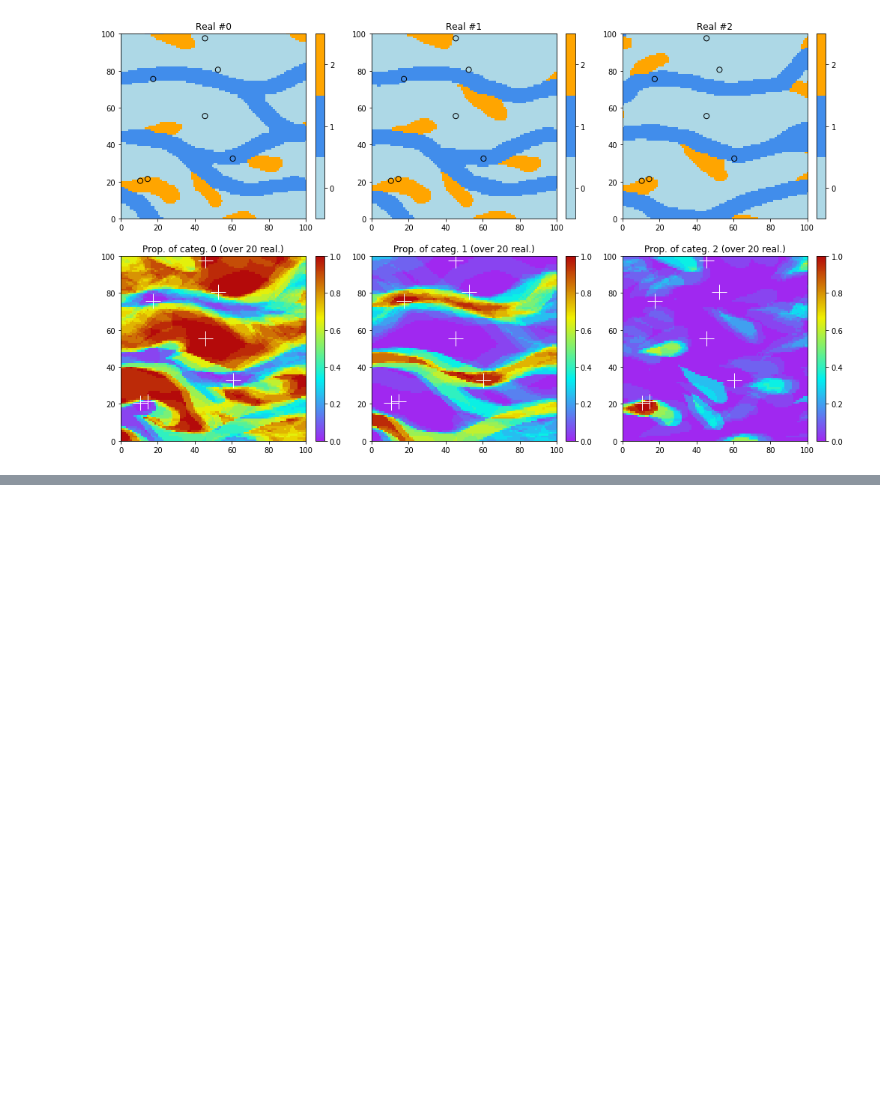
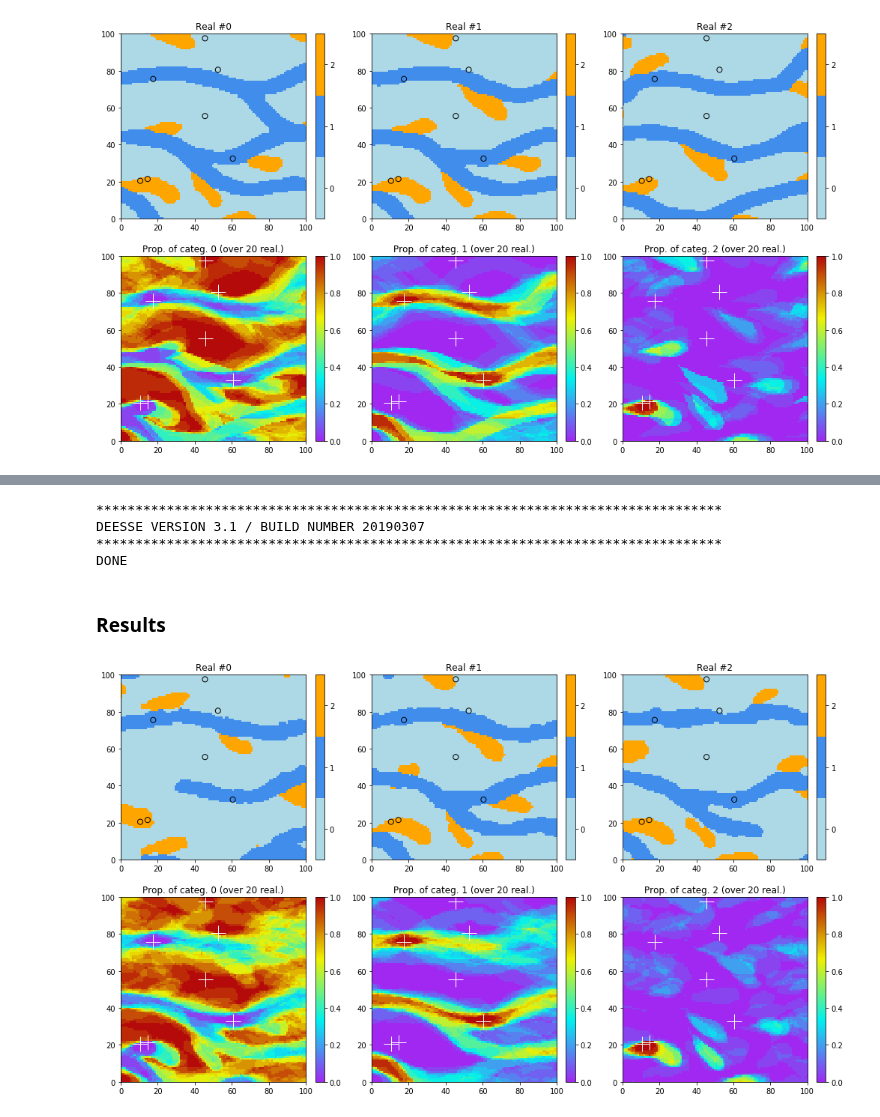
Before and after one commit to randlab/geone, a Jupyter notebook: examples/ex_deesse_01_basics.ipynb, the cells around one changed output, grey strips where cells are left out. Cells and saved outputs as stored; diff of their text form; code cells hidden in the pictures; blank space fills up the shorter version.

Commit message:
deesse 3.1 (update)

```diff
--- a/examples/ex_deesse_01_basics.ipynb
+++ b/examples/ex_deesse_01_basics.ipynb
@@ -221,0 +227,54 @@ for i in range(3):
+# %%
+# Deesse input
+pyrParams = dsi.PyramidParameters(
+    nlevel=2,
+    pyramidType='categorical_to_continuous' # type of pyramid (accordingly to categorical variable in this example)
+)
+
+deesse_input = dsi.DeesseInput(
+    nx=100, ny=100, nz=1,
+    nv=1, varname='code',
+    nTI=1, TI=ti,
+    dataPointSet=hd,
+    distanceType=0,
+    nneighboringNode=24,
+    distanceThreshold=0.05,
+    maxScanFraction=0.25,
+    pyramidGeneralParameters=pyrGenParams,
+    pyramidParameters=pyrParams,
+    npostProcessingPathMax=1,
+    seed=444,
+    nrealization=nreal)
+
+# Run deesse
+deesse_output = dsi.deesseRun(deesse_input)
+# %% [output]
+********************************************************************************
+DEESSE VERSION 3.1 / BUILD NUMBER 20190307
+********************************************************************************
+DONE
+# %% [markdown]
+### Results
+# %%
+# Retrieve the realizations
+sim = deesse_output['sim']
+
+# Gather the nreal realizations into one image
+all_sim = img.gatherImages(sim) # all_sim is one image with nreal variables
+
+# Do statistics over all the realizations: compute the pixel-wise proportion for the given categories
+all_sim_stats = img.imageCategProp(all_sim, [0, 1, 2])
+
+# Display
+plt.subplots(2, 3, figsize=(17,10)) # 2 x 3 sub-plots
+for i in range(3):
+    plt.subplot(2, 3, i+1) # select next sub-plot
+    imgplt.drawImage2D(sim[i], categ=True, categCol=col, title='Real #{}'.format(i)) # plot real #i
+    plt.scatter(hd.x(), hd.y(), marker='o', s=50,
+                color=hd_col, edgecolors='black', linewidths=1) # add hard data points
+for i in range(3):
+    plt.subplot(2, 3, i+4) # select next sub-plot
+    imgplt.drawImage2D(all_sim_stats, iv=i, title='Prop. of categ. {} (over {} real.)'.format(i, nreal))
+    plt.plot(hd.x(), hd.y(), '+', c='white', markersize=20) # add hard data points
+# %% [output]
+[figure, added]
```
Also changed, not shown: parts of 4 cells of this notebook, 20 other files.
